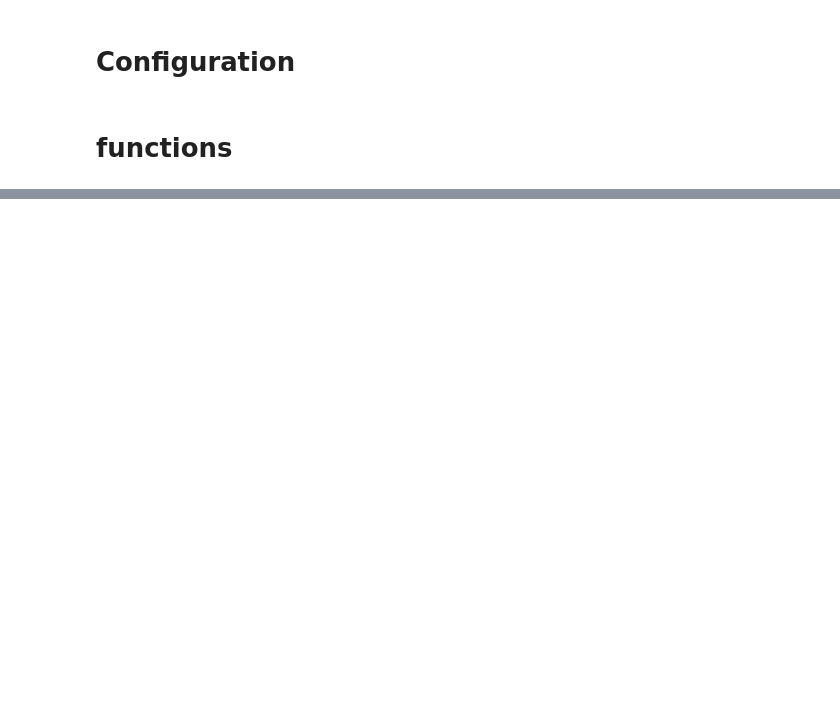
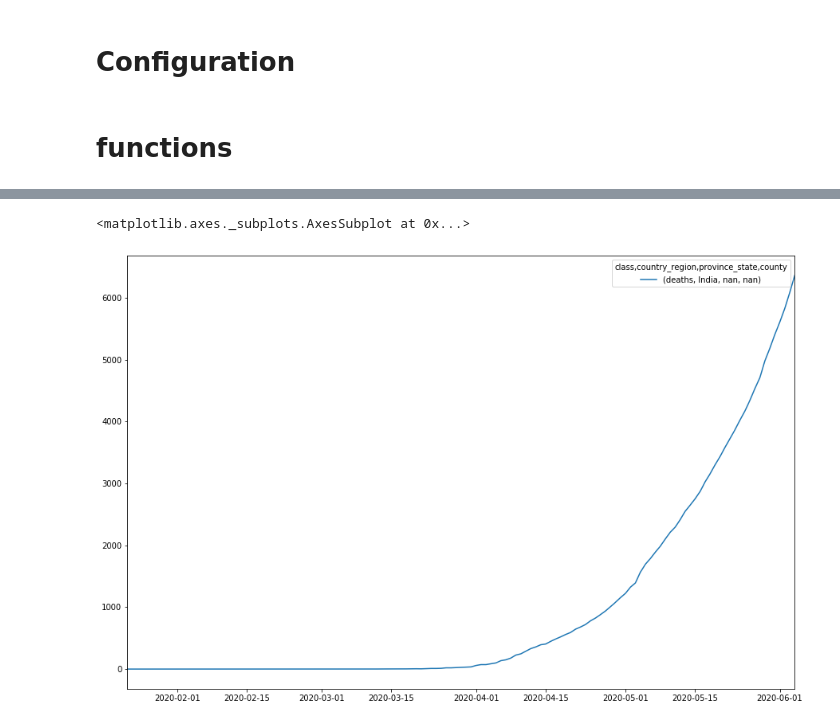
Before and after one commit to abtinkd/covid19, a Jupyter notebook: data-exploration.ipynb, the cells around one changed output, grey strips where cells are left out. Drawn from its saved outputs; the diff is of its cells as text; code cells hidden in the pictures; blank space fills up the shorter version.

```diff
--- a/data-exploration.ipynb
+++ b/data-exploration.ipynb
@@ -123,0 +313,5 @@ df = df_us.append(df_global, sort=False)
+# %%
+df.loc[idx['deaths', 'India', :, :], cols_date].T.plot(figsize=(15,10))
+# %% [output]
+<matplotlib.axes._subplots.AxesSubplot at 0x...>
+[figure, added]
```
Also changed, not shown: parts of 31 cells of this notebook.
